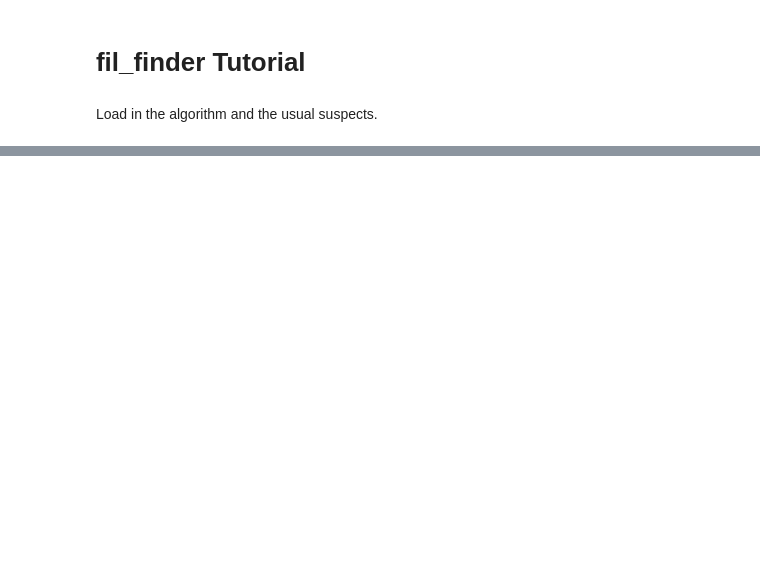
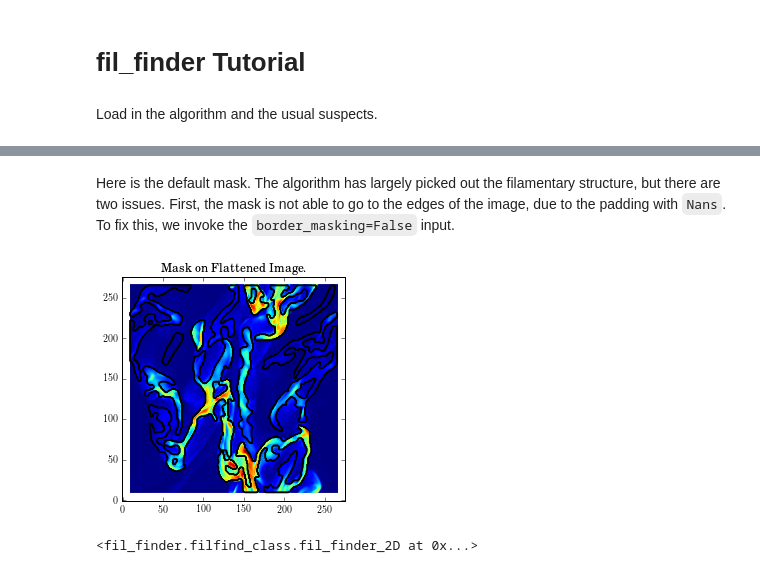
Before and after one commit to e-koch/FilFinder, a Jupyter notebook: examples/fil_finder Tutorial.ipynb, the cells around one changed output, grey strips where cells are left out. Saved outputs shown, nothing was run; the diff lists cells and outputs as text; code cells hidden in the pictures; blank space fills up the shorter version.

````diff
--- a/examples/fil_finder Tutorial.ipynb
+++ b/examples/fil_finder Tutorial.ipynb
@@ -43,0 +42,9 @@ The Medial Axis Transform returns the skeleton objects.
+# %% [markdown]
+Here is the default mask. The algorithm has largely picked out the filamentary structure, but there are two issues. First, the mask is not able to go to the edges of the image, due to the padding with ``` Nans ```. To fix this, we invoke the `border_masking=False` input.
+# %%
+# Reset the mask
+fils.mask = None
+fils.create_mask(verbose=True, border_masking=False)
+# %% [output]
+[figure, added]
+<fil_finder.filfind_class.fil_finder_2D at 0x...>
````
Also changed, not shown: parts of 35 cells of this notebook.
